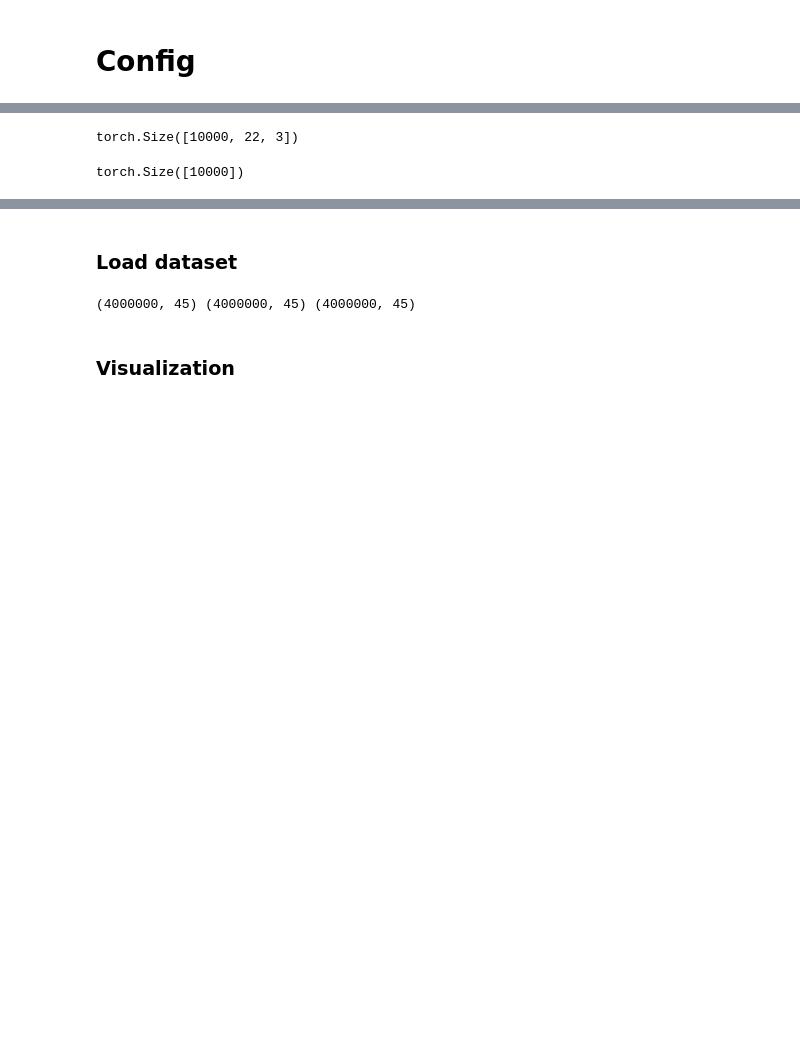
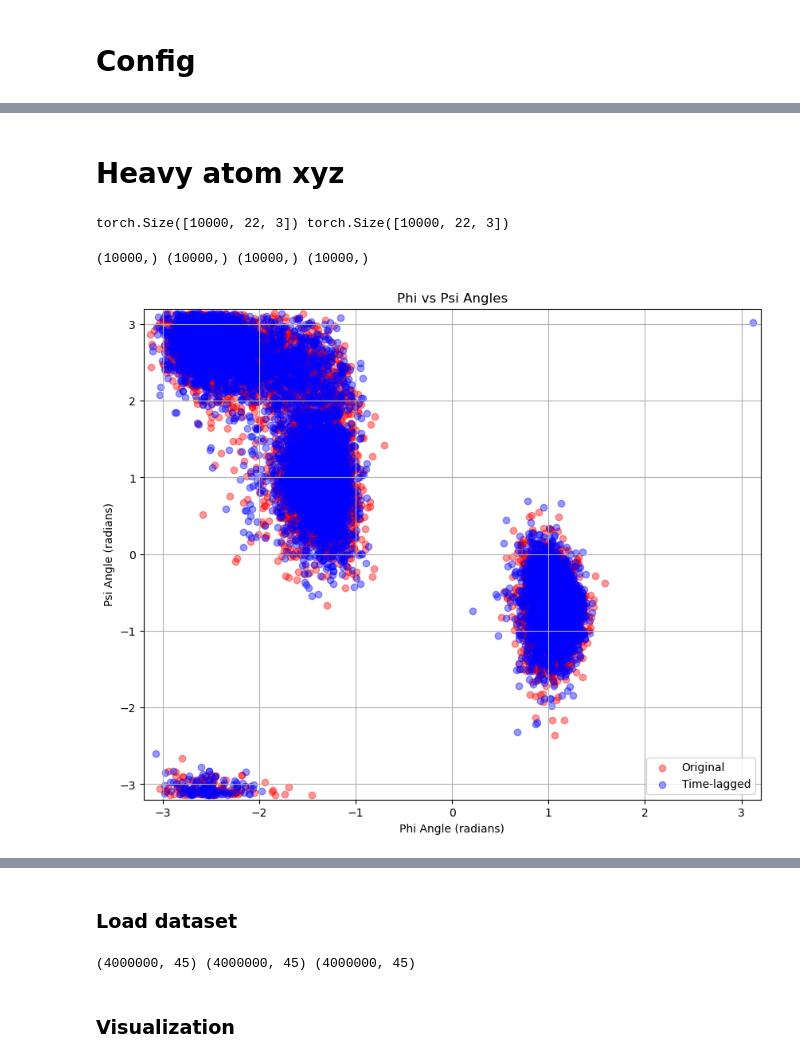
Before and after one commit to seonghyun26/simulation, a Jupyter notebook: notebook/visual-dataset.ipynb, the cells around one changed output, grey strips where cells are left out. Cells and saved outputs as stored; diff of their text form; code cells hidden in the pictures; blank space fills up the shorter version.

```diff
--- a/notebook/visual-dataset.ipynb
+++ b/notebook/visual-dataset.ipynb
@@ -52,10 +65,8 @@ PSI_ANGLE = [6, 8, 14, 16]
+# %% [markdown]
+# Heavy atom xyz
 # %%
-dataset = torch.load(f"../dataset/{molecule}/{temperature}/{version}/xyz-aligned.pt")
-dataset.shape
+xyz_aligned = torch.load(f"../dataset/{molecule}/{temperature}/{version}/xyz-aligned.pt")
+xyz_aligned_timelag = torch.load(f"../dataset/{molecule}/{temperature}/{version}/xyz-aligned-timelag.pt")
+print(xyz_aligned.shape, xyz_aligned_timelag.shape)
 # %% [output]
-torch.Size([10000, 22, 3])
+torch.Size([10000, 22, 3]) torch.Size([10000, 22, 3])
-# %%
-label = torch.load(f"../dataset/{molecule}/{temperature}/{version}/label.pt")
-label.shape
-# %% [output]
-torch.Size([10000])
@@ -64,0 +73,23 @@ psi = compute_dihedral(dataset[:, PSI_ANGLE])
+# %%
+phi = compute_dihedral(xyz_aligned[:, PHI_ANGLE])
+psi = compute_dihedral(xyz_aligned[:, PSI_ANGLE])
+phi_timelag = compute_dihedral(xyz_aligned_timelag[:, PHI_ANGLE])
+psi_timelag = compute_dihedral(xyz_aligned_timelag[:, PSI_ANGLE])
+print(phi.shape, psi.shape, phi_timelag.shape, psi_timelag.shape)
+# %% [output]
+(10000,) (10000,) (10000,) (10000,)
+# %%
+index = -1
+plt.figure(figsize=(10, 8))
+plt.scatter(phi[:index], psi[:index], c='red', label='Original', alpha=0.4)
+plt.scatter(phi_timelag[:index], psi_timelag[:index], c='blue', label='Time-lagged', alpha=0.4)
+plt.xlabel('Phi Angle (radians)')
+plt.ylabel('Psi Angle (radians)')
+plt.xlim(-3.2, 3.2)
+plt.ylim(-3.2, 3.2)
+plt.title('Phi vs Psi Angles')
+plt.legend()
+plt.grid(True)
+plt.show()
+# %% [output]
+[figure, added]
```
Also changed, not shown: parts of 22 cells of this notebook, 6 other files.
